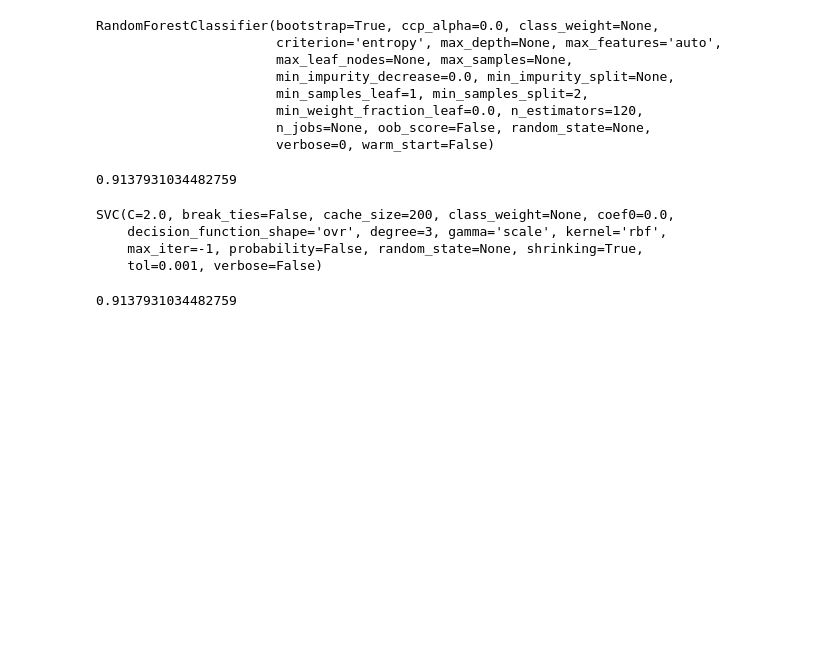
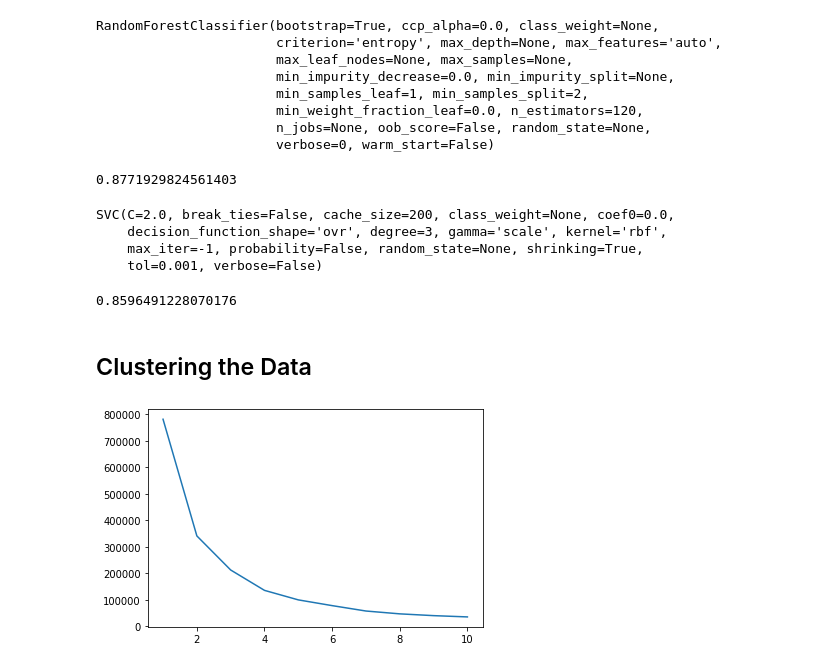
Before and after one commit to Aftabgazali/Heart-Disease-Classification, a Jupyter notebook: Heart_Disease_Classification.ipynb, the cells around one changed output. Saved outputs shown, nothing was run; the diff lists cells and outputs as text; code cells hidden in the pictures; blank space fills up the shorter version.

```diff
--- a/Heart_Disease_Classification.ipynb
+++ b/Heart_Disease_Classification.ipynb
@@ -129,6 +129,8 @@ sb.boxplot(x='sex',y='oldpeak',hue='target',data=df)
 # %% [output]
 <matplotlib.axes._subplots.AxesSubplot at 0x...>
 [figure]
+# %%
+df=df[~((df['age']<=35) & (df['target']==1))]
 # %% [markdown]
 ## Defining X and y
 # %%
@@ -179,7 +181,7 @@ RandomForestClassifier(bootstrap=True, ccp_alpha=0.0, class_weight=None,
 # %%
 reg1.score(X_test,y_test)
 # %% [output]
-0.9137931034482759
+0.8771929824561403
 # %%
 from sklearn.svm import SVC
 reg2=SVC(C=2.0)
@@ -192,4 +194,21 @@ SVC(C=2.0, break_ties=False, cache_size=200, class_weight=None, coef0=0.0,
 # %%
 reg2.score(X_test,y_test)
 # %% [output]
-0.9137931034482759
+0.8596491228070176
+# %% [markdown]
+## Clustering the Data
+# %%
+X_temp=df.iloc[:,[0,4]].values
+# %%
+from sklearn.cluster import KMeans
+wcss=[]
+for i in range(1,11):
+    reg3=KMeans(n_clusters=i,init='k-means++')
+    reg3.fit(X_temp)
+    wcss.append(reg3.inertia_)
+plt.plot(range(1,11),wcss)
+plt.show()
+
+# Using Elbow method the value of k must be 5
+# %% [output]
+[figure, added]
```
Also changed, not shown: parts of 12 cells of this notebook.
